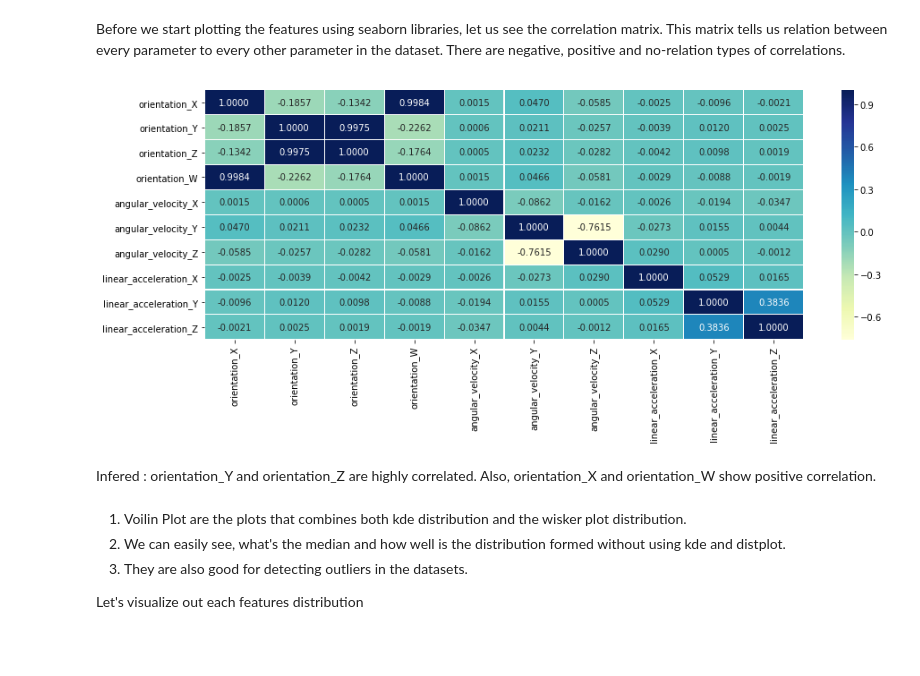
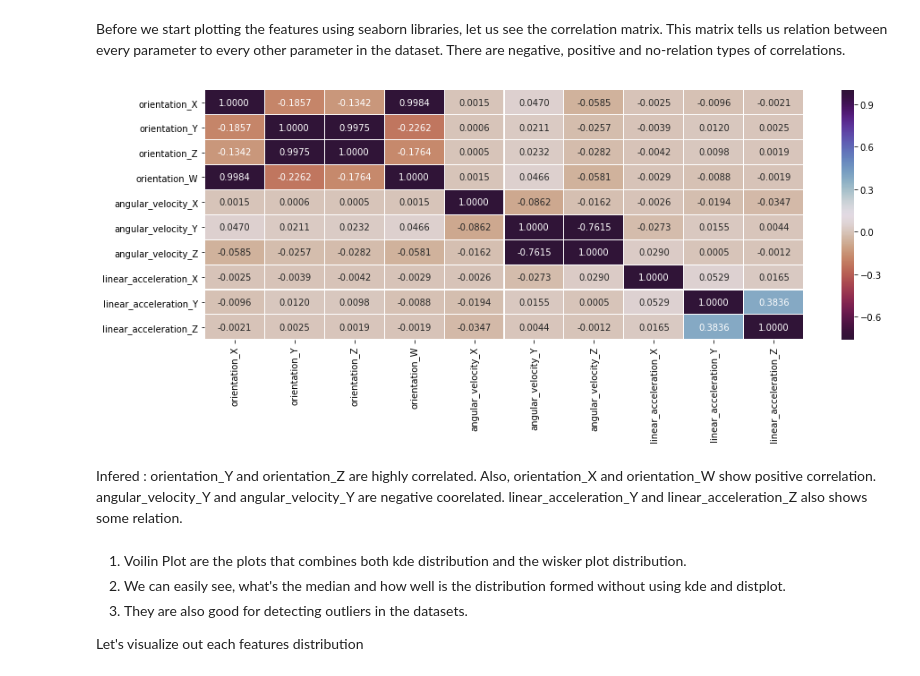
Before and after one commit to Darshansol9/das968_Project1_AI_6613, a Jupyter notebook: condata2019-competition.ipynb, the cells around one changed output. Cells and saved outputs as stored; diff of their text form; code cells hidden in the pictures; blank space fills up the shorter version.

```diff
--- a/condata2019-competition.ipynb
+++ b/condata2019-competition.ipynb
@@ -72,20 +74,22 @@ Before we start plotting the features using seaborn libraries, let us see the co
 # %%
 #Calculating the corr in the dataset
 
 corr = X_train.corr()
 fig, ax = plt.subplots(1,1, figsize = (15,5))
 hm = sns.heatmap(X_train.iloc[:,3:].corr(),
                 ax = ax,
-                cmap = 'YlGnBu',
+                cmap = 'twilight_shifted_r',
                 annot = True,
                 fmt = '.4f',
                 linewidths = 0.05)
 fig.subplots_adjust(top=0.90)
 # %% [output]
-[figure, old version]
+[figure, new version]
 # %% [markdown]
 Infered : orientation_Y and orientation_Z are highly correlated.
 Also, orientation_X and orientation_W show positive correlation.
+angular_velocity_Y and angular_velocity_Y are negative coorelated.
+linear_acceleration_Y and linear_acceleration_Z also shows some relation.
 # %% [markdown]
 1. Voilin Plot are the plots that combines both kde distribution and the wisker plot distribution.
 2. We can easily see, what's the median and how well is the distribution formed without using kde and distplot.
```
Also changed, not shown: parts of 30 cells of this notebook.
